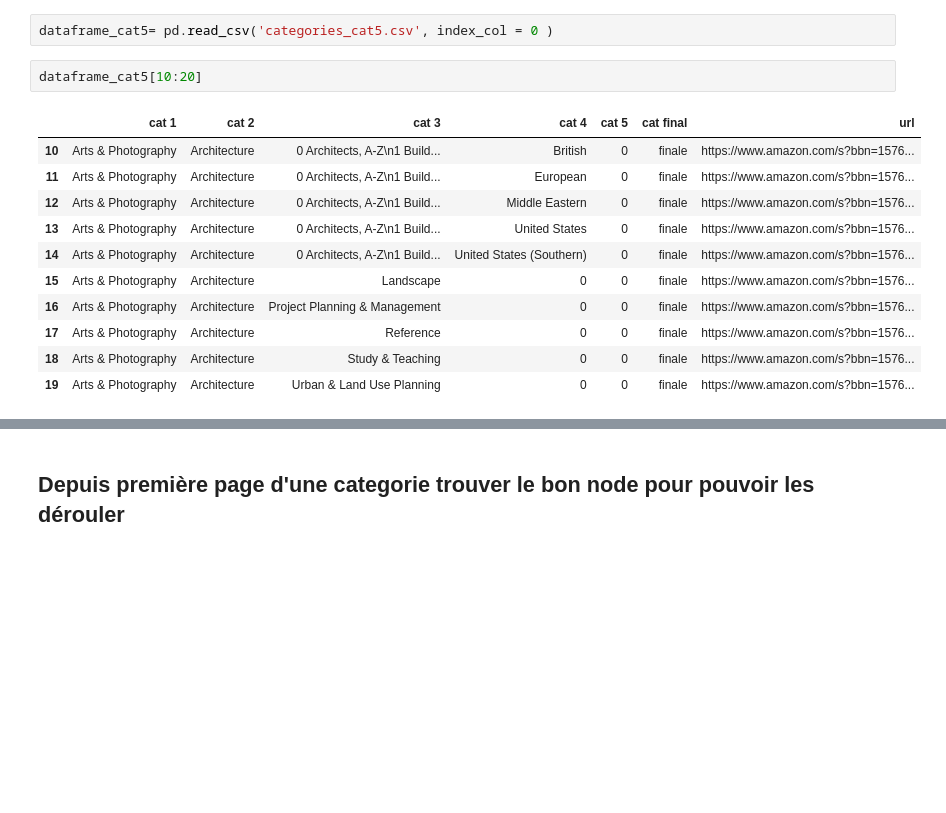
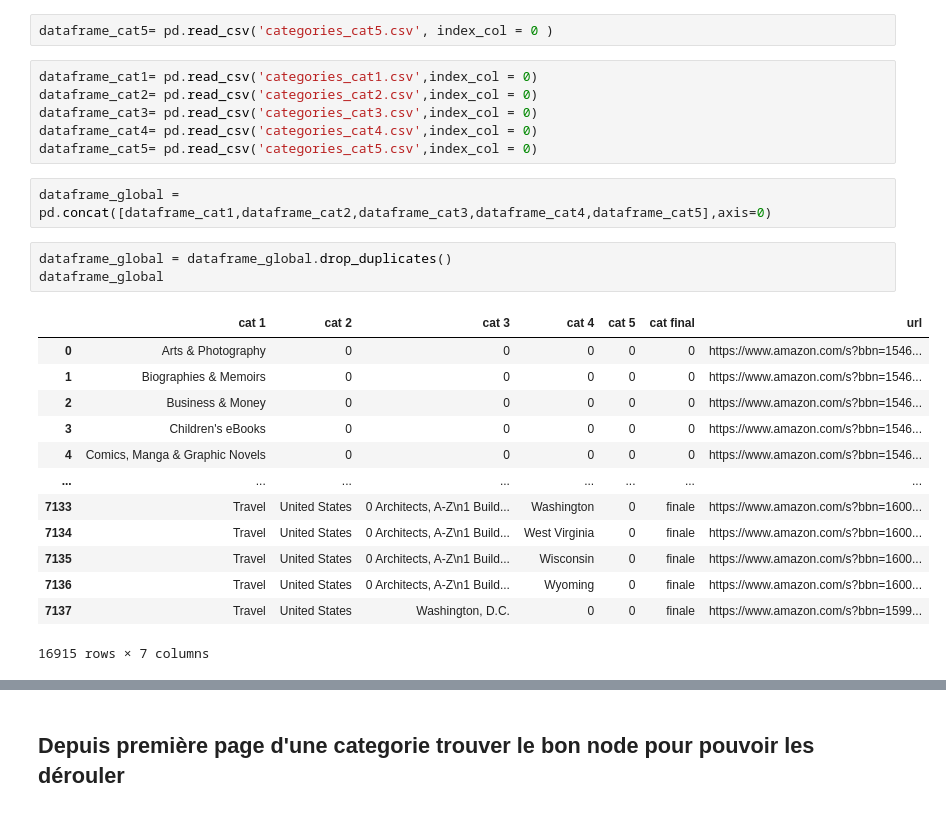
Before and after one commit to thomasgassin/kindle-scrapper, a Jupyter notebook: notebooks/NoteBook.ipynb, the cells around one changed output, grey strips where cells are left out. Drawn from its saved outputs; the diff is of its cells as text; blank space fills up the shorter version.

Commit message:
mise à jour avec dataframe finale, reste à modifier url node

```diff
--- a/notebooks/NoteBook.ipynb
+++ b/notebooks/NoteBook.ipynb
@@ -626,16 +626,27 @@ dataframe_cat5
 # %%
 dataframe_cat5= pd.read_csv('categories_cat5.csv', index_col = 0 )
 # %%
-dataframe_cat5[10:20]
+dataframe_cat1= pd.read_csv('categories_cat1.csv',index_col = 0)
+dataframe_cat2= pd.read_csv('categories_cat2.csv',index_col = 0)
+dataframe_cat3= pd.read_csv('categories_cat3.csv',index_col = 0)
+dataframe_cat4= pd.read_csv('categories_cat4.csv',index_col = 0)
+dataframe_cat5= pd.read_csv('categories_cat5.csv',index_col = 0)
-# %% [output]
-|  | cat 1 | cat 2 | cat 3 | cat 4 | cat 5 | cat final | url |
-| 10 | Arts & Photography | Architecture | 0 Architects, A-Z\n1 Build... | British | 0 | finale | https://www.amazon.com/s?bbn=1576... |
-| 11 | Arts & Photography | Architecture | 0 Architects, A-Z\n1 Build... | European | 0 | finale | https://www.amazon.com/s?bbn=1576... |
-| 12 | Arts & Photography | Architecture | 0 Architects, A-Z\n1 Build... | Middle Eastern | 0 | finale | https://www.amazon.com/s?bbn=1576... |
-| 13 | Arts & Photography | Architecture | 0 Architects, A-Z\n1 Build... | United States | 0 | finale | https://www.amazon.com/s?bbn=1576... |
-| 14 | Arts & Photography | Architecture | 0 Architects, A-Z\n1 Build... | United States (Southern) | 0 | finale | https://www.amazon.com/s?bbn=1576... |
-| 15 | Arts & Photography | Architecture | Landscape | 0 | 0 | finale | https://www.amazon.com/s?bbn=1576... |
-| 16 | Arts & Photography | Architecture | Project Planning & Management | 0 | 0 | finale | https://www.amazon.com/s?bbn=1576... |
-| 17 | Arts & Photography | Architecture | Reference | 0 | 0 | finale | https://www.amazon.com/s?bbn=1576... |
-| 18 | Arts & Photography | Architecture | Study & Teaching | 0 | 0 | finale | https://www.amazon.com/s?bbn=1576... |
-| 19 | Arts & Photography | Architecture | Urban & Land Use Planning | 0 | 0 | finale | https://www.amazon.com/s?bbn=1576... |
+# %%
+dataframe_global = pd.concat([dataframe_cat1,dataframe_cat2,dataframe_cat3,dataframe_cat4,dataframe_cat5],axis=0)
+# %%
+dataframe_global = dataframe_global.drop_duplicates()
+dataframe_global
+# %% [output]
+|  | cat 1 | cat 2 | cat 3 | cat 4 | cat 5 | cat final | url |
+| 0 | Arts & Photography | 0 | 0 | 0 | 0 | 0 | https://www.amazon.com/s?bbn=1546... |
+| 1 | Biographies & Memoirs | 0 | 0 | 0 | 0 | 0 | https://www.amazon.com/s?bbn=1546... |
+| 2 | Business & Money | 0 | 0 | 0 | 0 | 0 | https://www.amazon.com/s?bbn=1546... |
+| 3 | Children's eBooks | 0 | 0 | 0 | 0 | 0 | https://www.amazon.com/s?bbn=1546... |
+| 4 | Comics, Manga & Graphic Novels | 0 | 0 | 0 | 0 | 0 | https://www.amazon.com/s?bbn=1546... |
+| ... | ... | ... | ... | ... | ... | ... | ... |
+| 7133 | Travel | United States | 0 Architects, A-Z\n1 Build... | Washington | 0 | finale | https://www.amazon.com/s?bbn=1600... |
+| 7134 | Travel | United States | 0 Architects, A-Z\n1 Build... | West Virginia | 0 | finale | https://www.amazon.com/s?bbn=1600... |
+| 7135 | Travel | United States | 0 Architects, A-Z\n1 Build... | Wisconsin | 0 | finale | https://www.amazon.com/s?bbn=1600... |
+| 7136 | Travel | United States | 0 Architects, A-Z\n1 Build... | Wyoming | 0 | finale | https://www.amazon.com/s?bbn=1600... |
+| 7137 | Travel | United States | Washington, D.C. | 0 | 0 | finale | https://www.amazon.com/s?bbn=1599... |
+16915 rows × 7 columns
```
Also changed, not shown: parts of 6 cells of this notebook.
